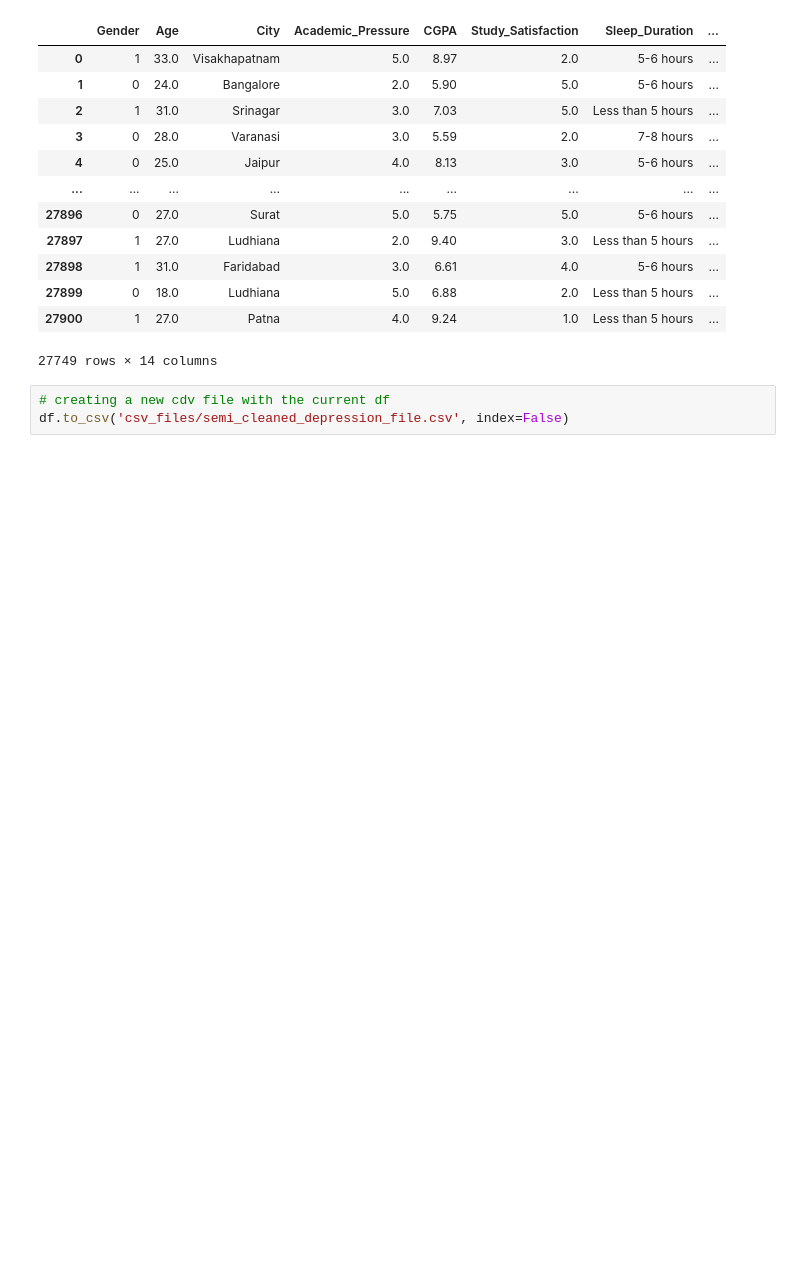
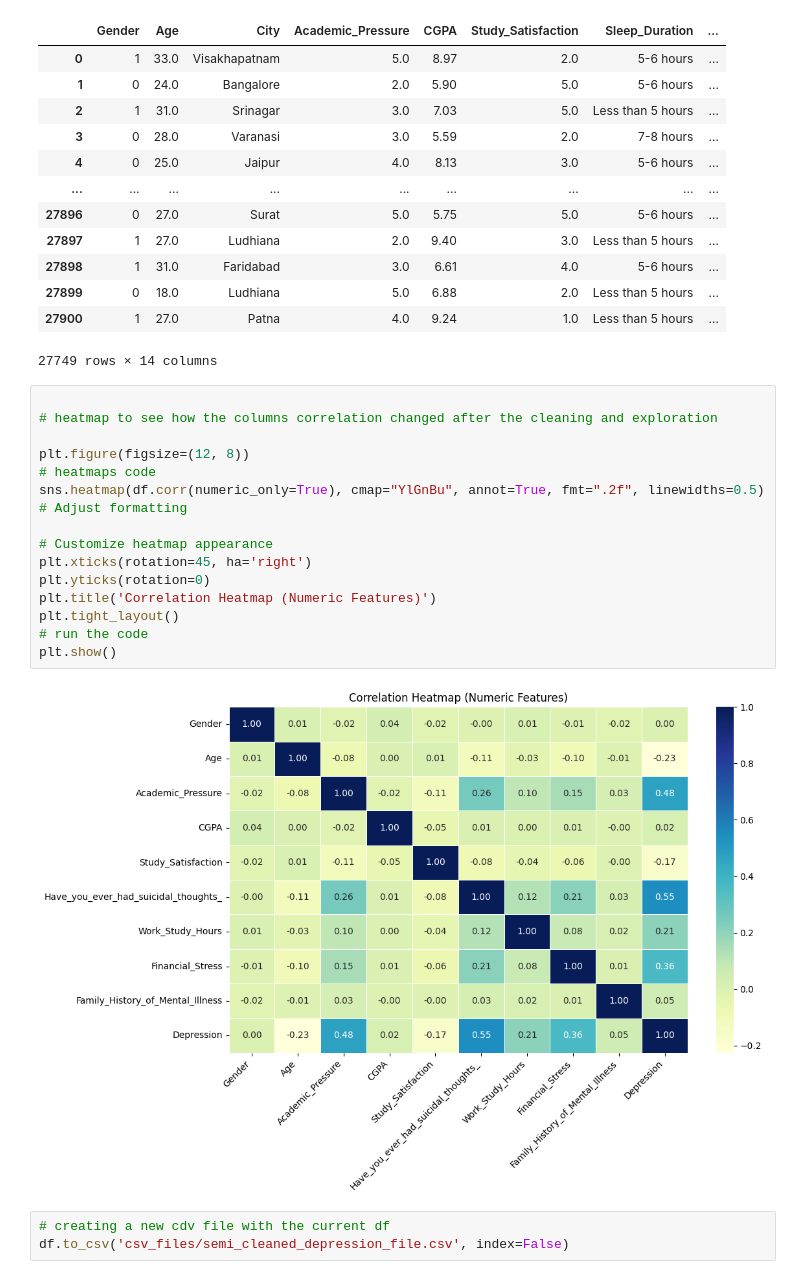
Before and after one commit to aslam0312/machinelearning-, a Jupyter notebook: depression.ipynb, the cells around one changed output. Saved outputs shown, nothing was run; the diff lists cells and outputs as text; blank space fills up the shorter version.

```diff
--- a/depression.ipynb
+++ b/depression.ipynb
@@ -392,6 +367,23 @@ df
 | 27899 | 0 | 18.0 | Ludhiana | 5.0 | 6.88 | 2.0 | Less than 5 hours | ... |
 | 27900 | 1 | 27.0 | Patna | 4.0 | 9.24 | 1.0 | Less than 5 hours | ... |
 27749 rows × 14 columns
+# %%
+
+# heatmap to see how the columns correlation changed after the cleaning and exploration
+
+plt.figure(figsize=(12, 8))
+# heatmaps code
+sns.heatmap(df.corr(numeric_only=True), cmap="YlGnBu", annot=True, fmt=".2f", linewidths=0.5)  # Adjust formatting
+
+# Customize heatmap appearance
+plt.xticks(rotation=45, ha='right')
+plt.yticks(rotation=0)
+plt.title('Correlation Heatmap (Numeric Features)')
+plt.tight_layout()
+# run the code
+plt.show()
+# %% [output]
+[figure, added]
 # %%
 # creating a new cdv file with the current df
 df.to_csv('csv_files/semi_cleaned_depression_file.csv', index=False)
```
Also changed, not shown: parts of 45 cells of this notebook, 1 other file.
